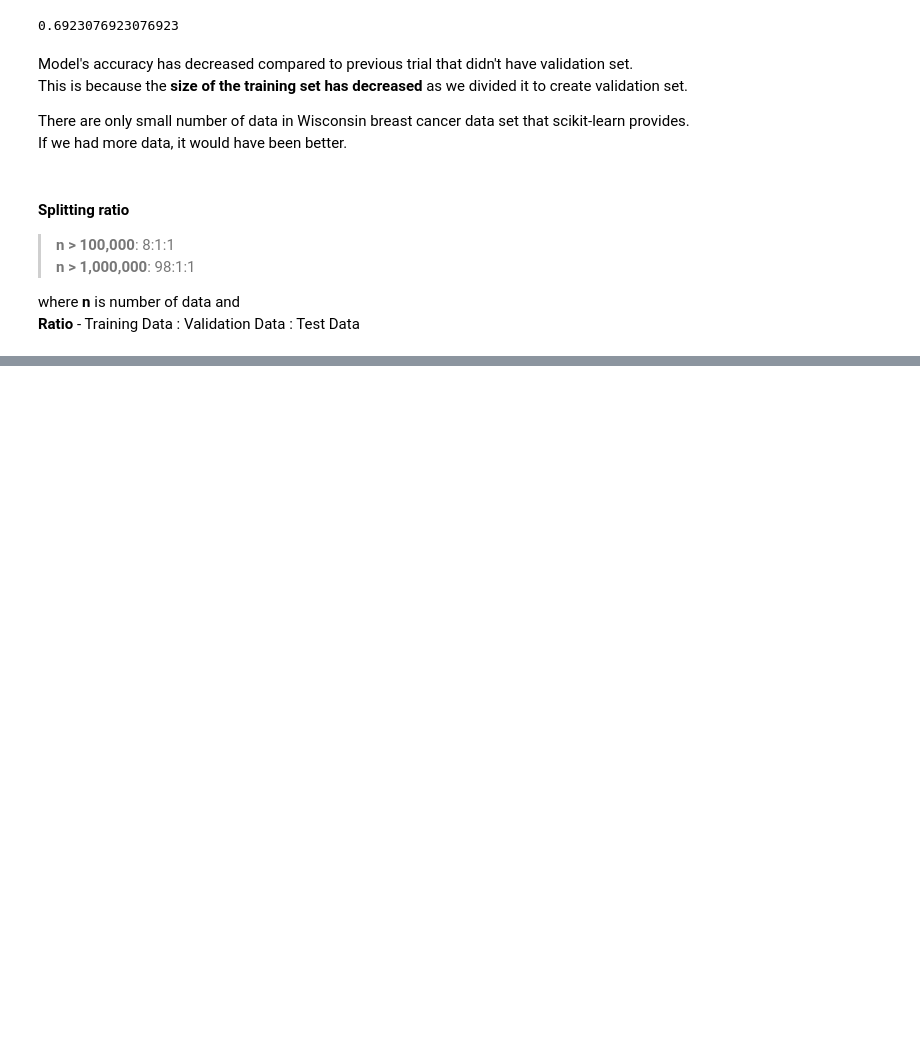
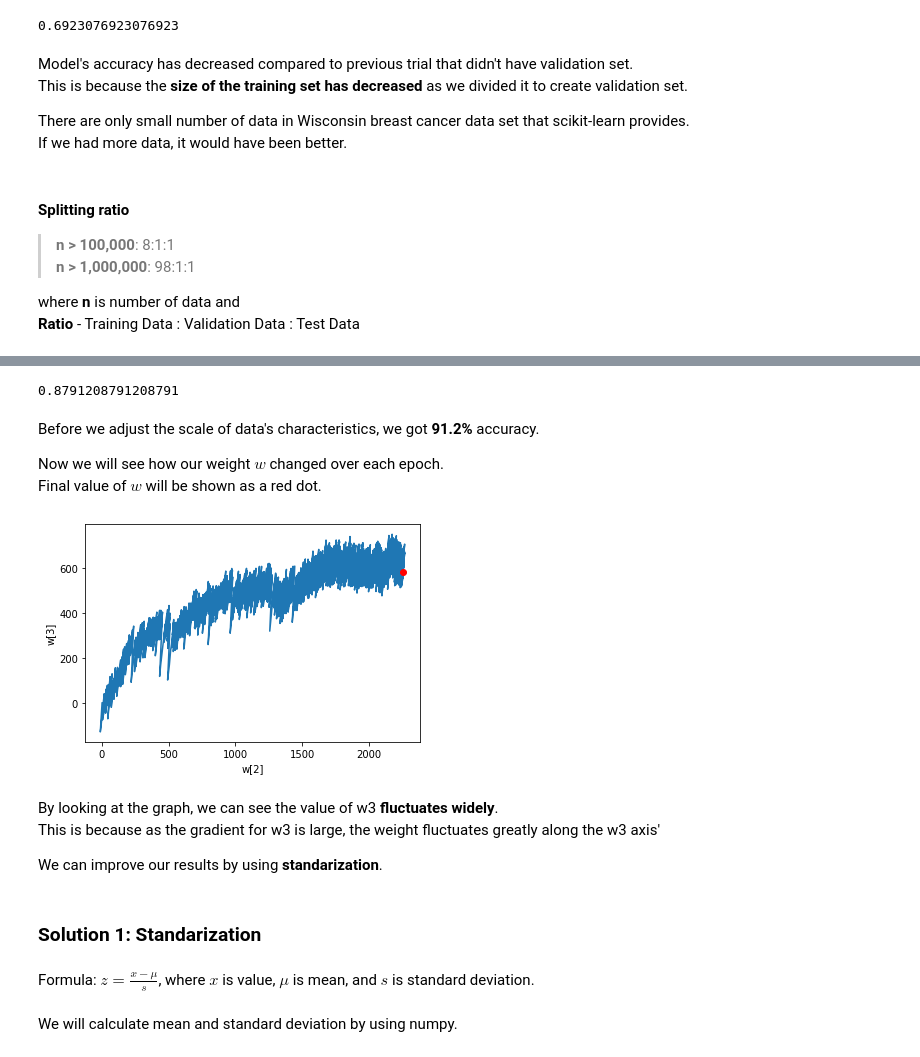
Before and after one commit to hwuiwon/ml-study, a Jupyter notebook: Using_scikit_learn.ipynb, the cells around one changed output, grey strips where cells are left out. Drawn from its saved outputs; the diff is of its cells as text; code cells hidden in the pictures; blank space fills up the shorter version.

```diff
--- a/Using_scikit_learn.ipynb
+++ b/Using_scikit_learn.ipynb
@@ -314,0 +399,33 @@ where **n** is number of data and<br>
+# %%
+layer1 = SingleLayer2()
+layer1.fit(x_train, y_train)
+layer1.score(x_val, y_val)
+# %% [output]
+0.8791208791208791
+# %% [markdown]
+Before we adjust the scale of data's characteristics, we got **91.2%** accuracy.
+
+Now we will see how our weight $w$ changed over each epoch.<br>Final value of $w$ will be shown as a red dot.
+# %%
+w2 = []
+w3 = []
+for w in layer1.w_history:
+  w2.append(w[2])
+  w3.append(w[3])
+plt.plot(w2, w3)
+plt.plot(w2[-1], w3[-1], 'ro')
+plt.xlabel('w[2]')
+plt.ylabel('w[3]')
+plt.show()
+# %% [output]
+[figure, added]
+# %% [markdown]
+By looking at the graph, we can see the value of w3 **fluctuates widely**.<br>This is because as the gradient for w3 is large, the weight fluctuates greatly along the w3 axis'
+
+We can improve our results by using **standarization**.
+# %% [markdown]
+### **Solution 1: Standarization**
+# %% [markdown]
+Formula: $z=\frac{x-\mu}{s}$, where $x$ is value, $\mu$ is mean, and $s$ is standard deviation.
+# %% [markdown]
+We will calculate mean and standard deviation by using numpy.
```
Also changed, not shown: parts of 18 cells of this notebook.
